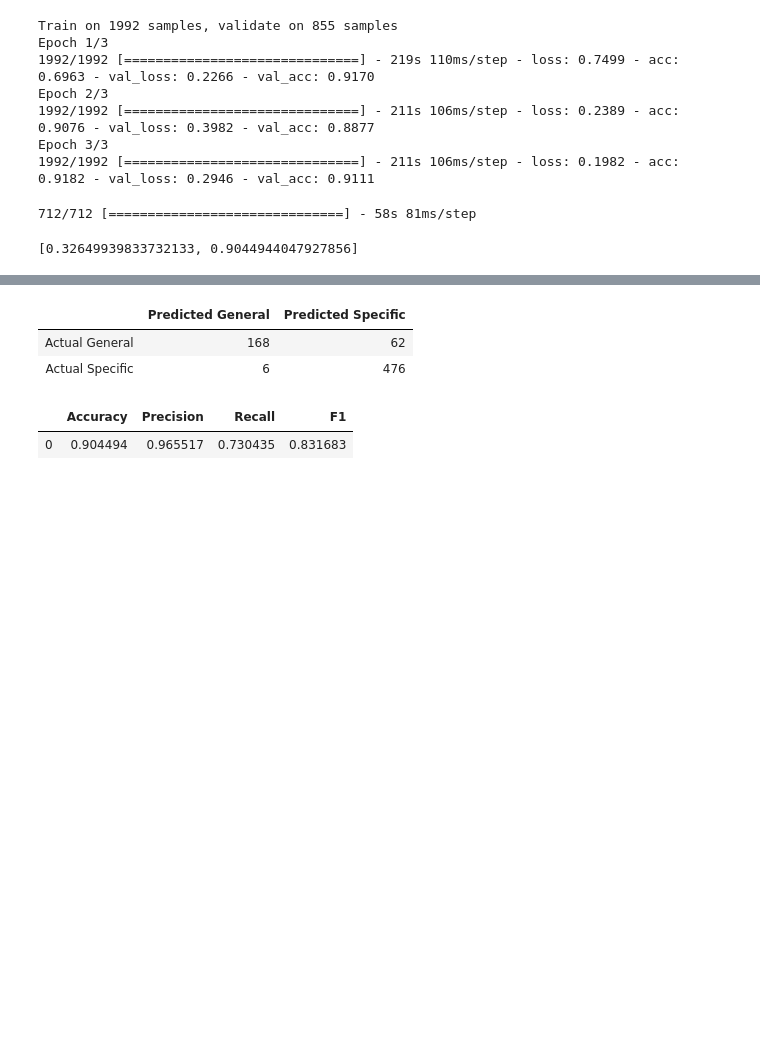
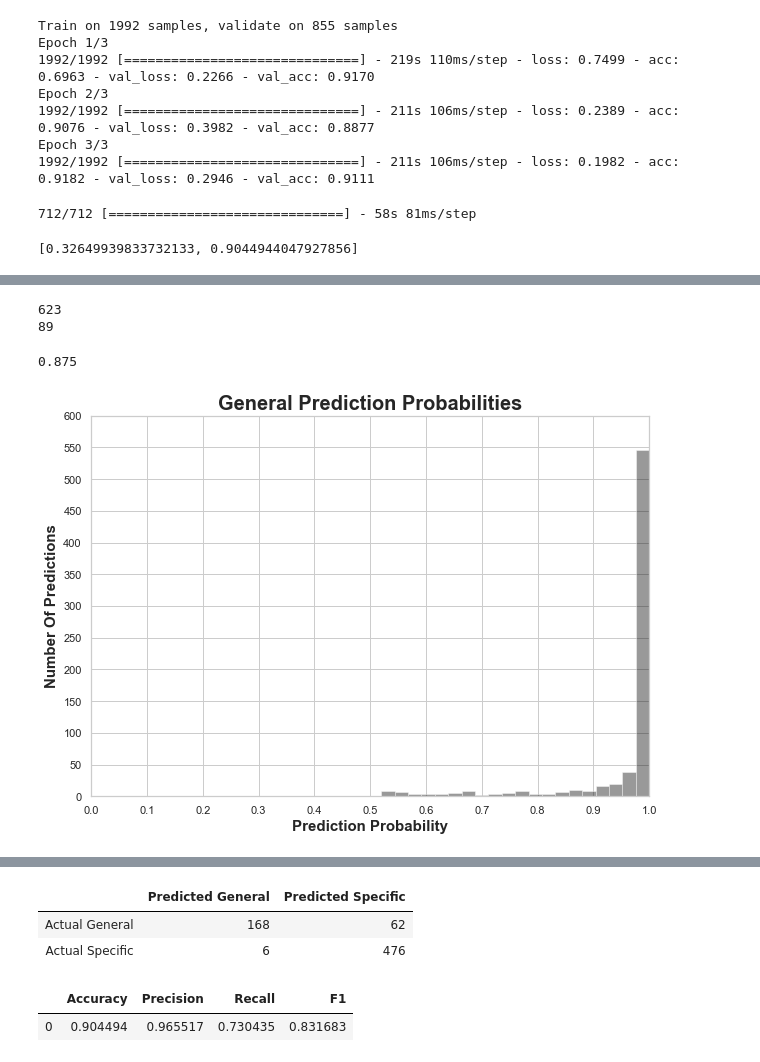
Before and after one commit to alexwcheng/crack-detection, a Jupyter notebook: Jupyter_Notebooks/9 - General Vs. Material Classification.ipynb, the cells around one changed output, grey strips where cells are left out. Cells and saved outputs as stored; diff of their text form; code cells hidden in the pictures; blank space fills up the shorter version.

```diff
--- a/Jupyter_Notebooks/9 - General Vs. Material Classification.ipynb
+++ b/Jupyter_Notebooks/9 - General Vs. Material Classification.ipynb
@@ -404,0 +419,4 @@ y_pred = cnn_general_2.predict(X_test)
+# %%
+pred_probs = []
+for x in y_pred:
+    pred_probs.append(x.max())
@@ -404,0 +451,25 @@ y_pred = cnn_general_2.predict(X_test)
+# %%
+print(len(pred_probs_90_plus))
+print(len(pred_probs_90_less))
+# %% [output]
+623
+89
+# %%
+len(pred_probs_90_plus)/(len(pred_probs_90_plus) + len(pred_probs_90_less))
+# %% [output]
+0.875
+# %%
+plt.figure(figsize=(10, 7))
+ax = plt.subplot()
+sns.set(style='whitegrid', font_scale=1)
+sns.distplot(pred_probs, kde=False, bins=20, color='black')
+ax.xaxis.set_major_locator(ticker.MultipleLocator(.1))
+ax.yaxis.set_major_locator(ticker.MultipleLocator(50))
+plt.title('General Prediction Probabilities', size=20, weight='bold')
+plt.xlabel('Prediction Probability', size=15, weight='bold')
+plt.ylabel('Number Of Predictions', size=15, weight='bold')
+plt.axis([0,1.0,0,600])
+plt.show()
+# plt.savefig('general_prediction_probabilities.pdf', dpi=300)
+# %% [output]
+[figure, added]
```
Also changed, not shown: parts of 9 cells of this notebook, 9 other files.
